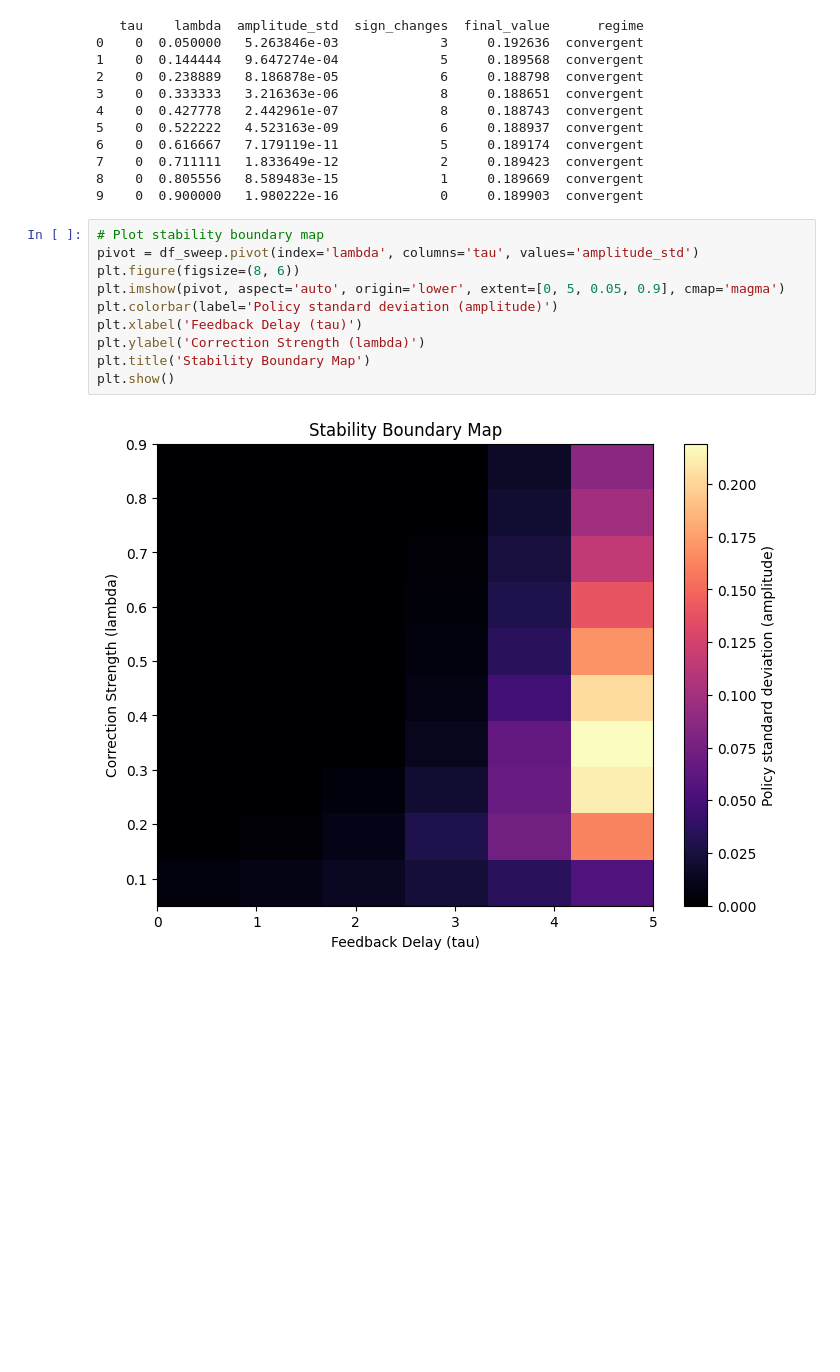
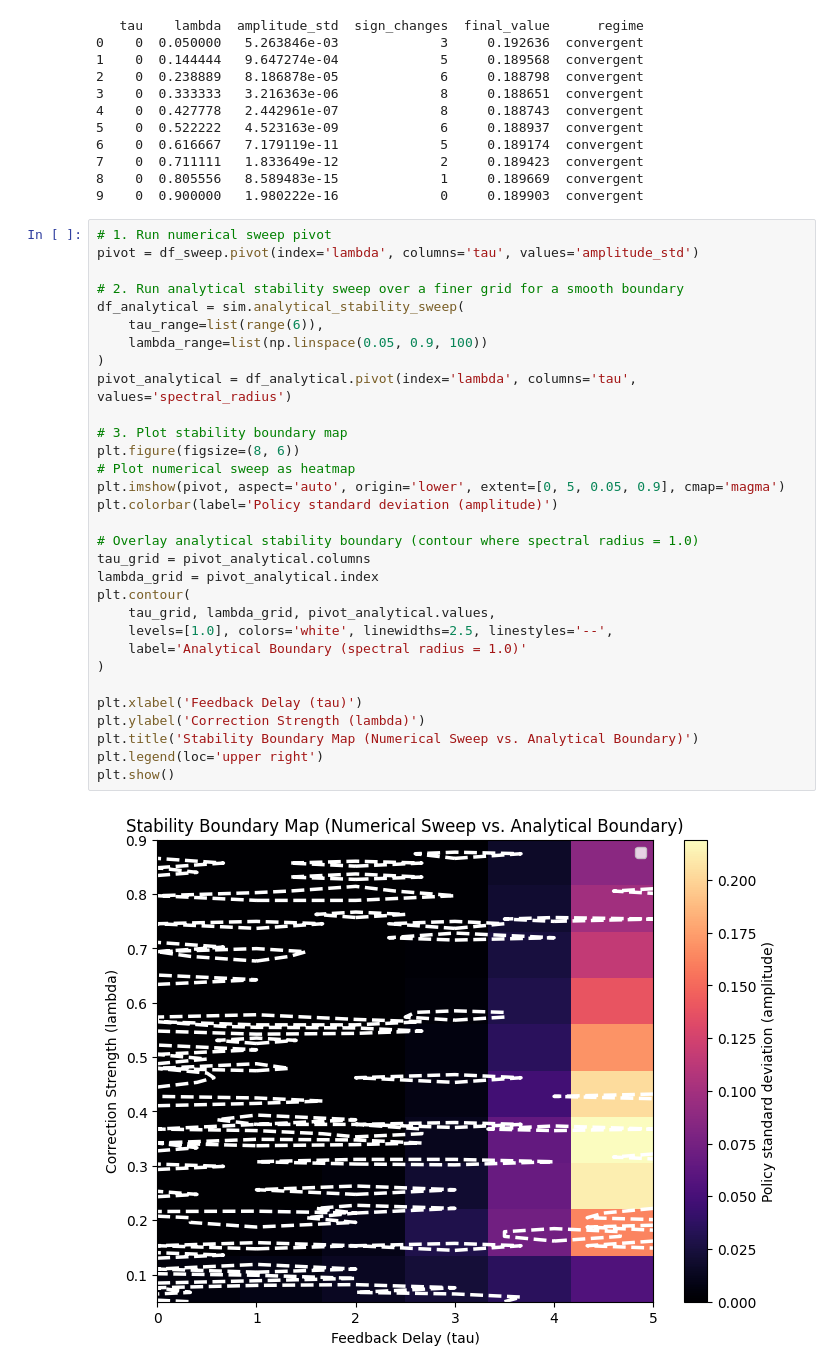
Before and after one commit to admiralorbiter/pendulum, a Jupyter notebook: notebooks/01_theory_simulation.ipynb, the cells around one changed output. Drawn from its saved outputs; the diff is of its cells as text; blank space fills up the shorter version.

```diff
--- a/notebooks/01_theory_simulation.ipynb
+++ b/notebooks/01_theory_simulation.ipynb
@@ -48,14 +48,35 @@ print(df_sweep.head(10))
 8    0  0.805556   8.589483e-15             1     0.189669  convergent
 9    0  0.900000   1.980222e-16             0     0.189903  convergent
 # %%
-# Plot stability boundary map
+# 1. Run numerical sweep pivot
 pivot = df_sweep.pivot(index='lambda', columns='tau', values='amplitude_std')
+
+# 2. Run analytical stability sweep over a finer grid for a smooth boundary
+df_analytical = sim.analytical_stability_sweep(
+    tau_range=list(range(6)),
+    lambda_range=list(np.linspace(0.05, 0.9, 100))
+)
+pivot_analytical = df_analytical.pivot(index='lambda', columns='tau', values='spectral_radius')
+
+# 3. Plot stability boundary map
 plt.figure(figsize=(8, 6))
+# Plot numerical sweep as heatmap
 plt.imshow(pivot, aspect='auto', origin='lower', extent=[0, 5, 0.05, 0.9], cmap='magma')
 plt.colorbar(label='Policy standard deviation (amplitude)')
+
+# Overlay analytical stability boundary (contour where spectral radius = 1.0)
+tau_grid = pivot_analytical.columns
+lambda_grid = pivot_analytical.index
+plt.contour(
+    tau_grid, lambda_grid, pivot_analytical.values,
+    levels=[1.0], colors='white', linewidths=2.5, linestyles='--',
+    label='Analytical Boundary (spectral radius = 1.0)'
+)
+
 plt.xlabel('Feedback Delay (tau)')
 plt.ylabel('Correction Strength (lambda)')
-plt.title('Stability Boundary Map')
+plt.title('Stability Boundary Map (Numerical Sweep vs. Analytical Boundary)')
+plt.legend(loc='upper right')
 plt.show()
 # %% [output]
-[figure, old version]
+[figure, new version]
```
Also changed, not shown: parts of 1 cell of this notebook, 34 other files.
